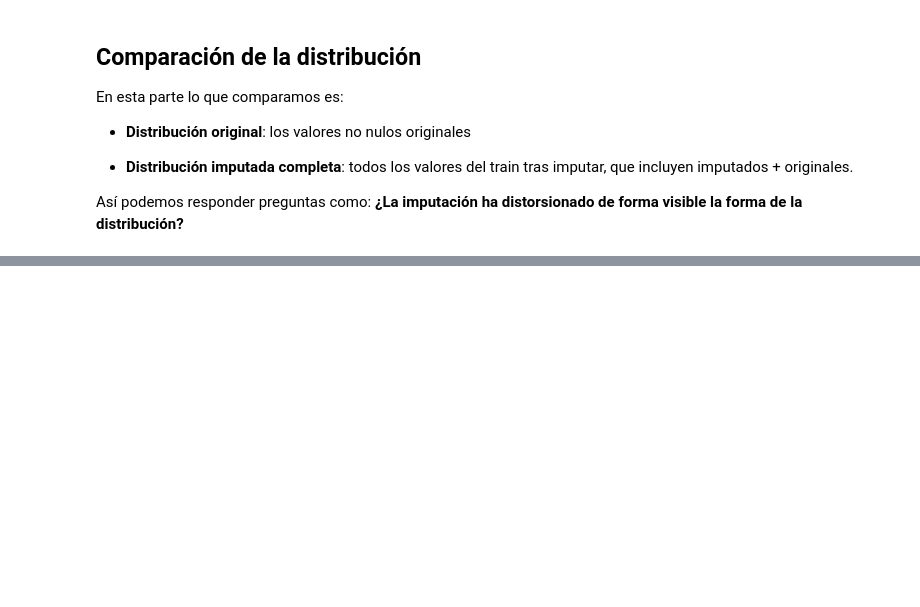
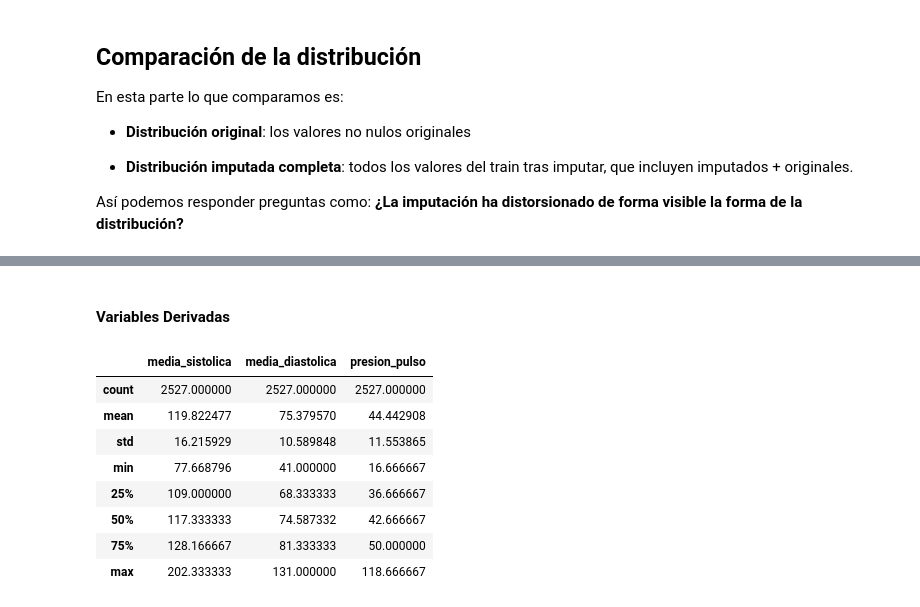
Before and after one commit to pmars21/hypertension_management_AI_driven_tool, a Jupyter notebook: missForest_imp_tfm.ipynb, the cells around one changed output, grey strips where cells are left out. Saved outputs shown, nothing was run; the diff lists cells and outputs as text; code cells hidden in the pictures; blank space fills up the shorter version.

```diff
--- a/missForest_imp_tfm.ipynb
+++ b/missForest_imp_tfm.ipynb
@@ -408,0 +703,2 @@ df_imp.describe()
+# %% [markdown]
+#### Variables Derivadas
@@ -408,0 +721,18 @@ df_imp.describe()
+# %%
+df_model[
+    [
+        "media_sistolica",
+        "media_diastolica",
+        "presion_pulso"
+    ]
+].describe()
+# %% [output]
+|  | media_sistolica | media_diastolica | presion_pulso |
+| count | 2527.000000 | 2527.000000 | 2527.000000 |
+| mean | 119.822477 | 75.379570 | 44.442908 |
+| std | 16.215929 | 10.589848 | 11.553865 |
+| min | 77.668796 | 41.000000 | 16.666667 |
+| 25% | 109.000000 | 68.333333 | 36.666667 |
+| 50% | 117.333333 | 74.587332 | 42.666667 |
+| 75% | 128.166667 | 81.333333 | 50.000000 |
+| max | 202.333333 | 131.000000 | 118.666667 |
```
Also changed, not shown: parts of 35 cells of this notebook, 3 other files.
